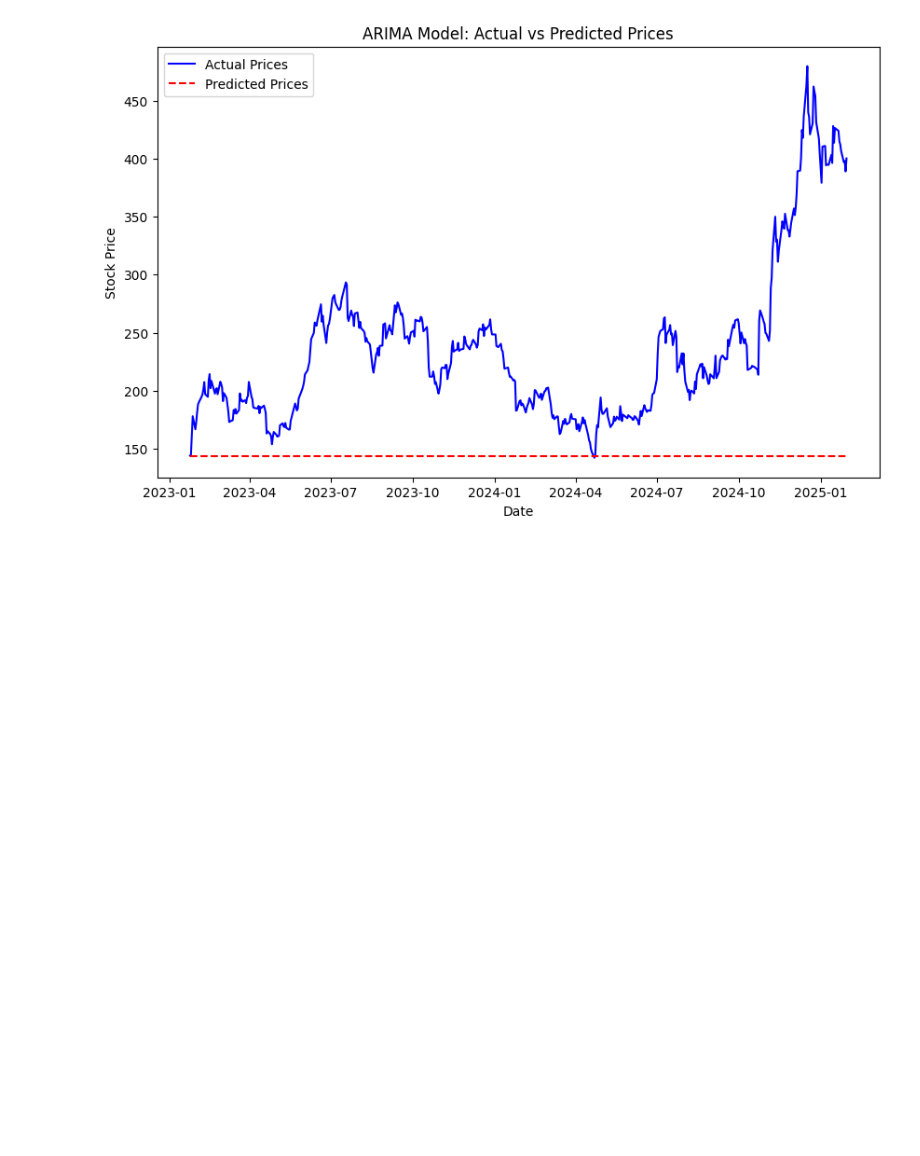
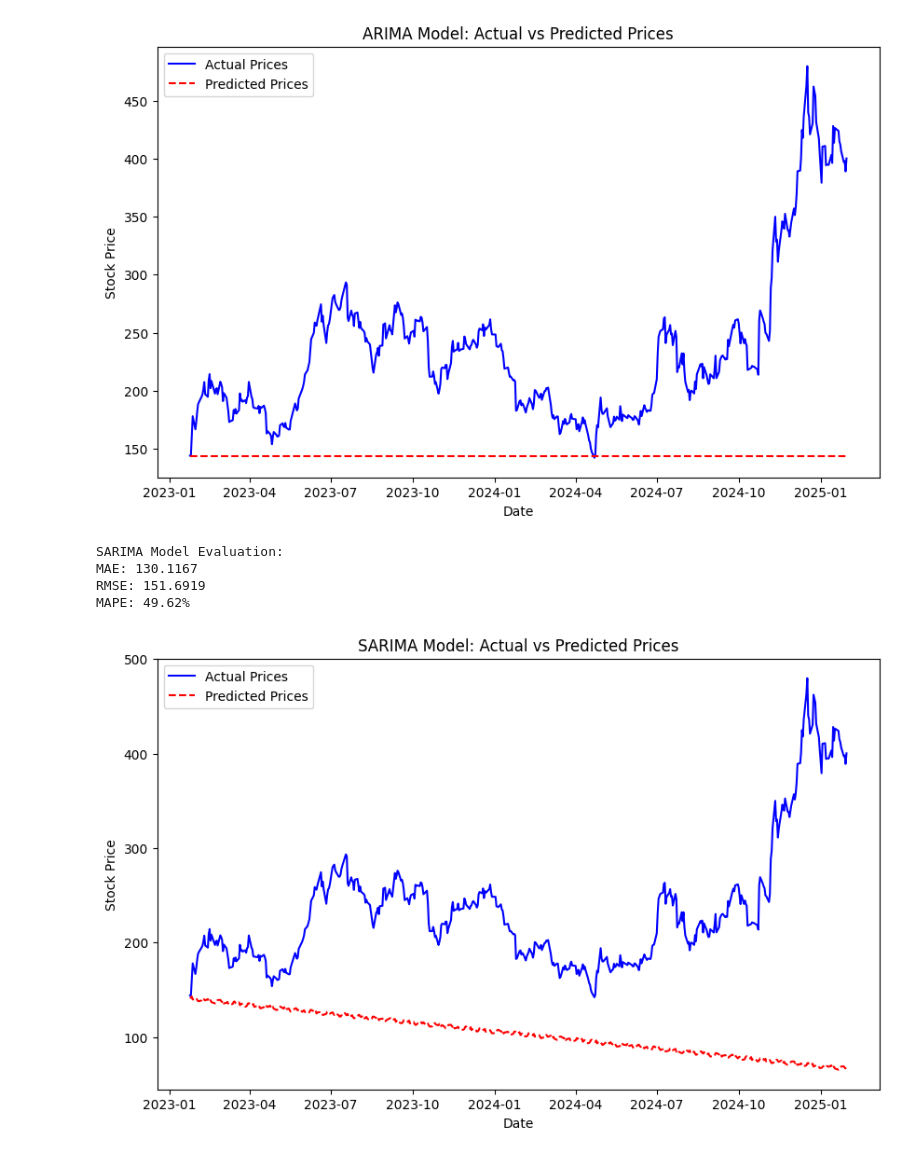
Before and after one commit to Nahom-ketsela/kaim-week-11, a Jupyter notebook: notebook/Time_Series_Forcasting.ipynb, the cells around one changed output. Drawn from its saved outputs; the diff is of its cells as text; code cells hidden in the pictures; blank space fills up the shorter version.

Commit message:
training and evaluating model done for sarima.

```diff
--- a/notebook/Time_Series_Forcasting.ipynb
+++ b/notebook/Time_Series_Forcasting.ipynb
@@ -80,3 +80,15 @@ MAE: 89.9096
 RMSE: 111.0784
 MAPE: 34.61%
 [figure]
+# %%
+# Train SARIMA model
+sarima_forecast, conf_sarima, sarima_model = tsfm.train_sarima_model(train, test)
+# %%
+# Evaluate SARIMA model
+tsfm.evaluate_model(test, sarima_forecast, 'SARIMA')
+# %% [output]
+SARIMA Model Evaluation:
+MAE: 130.1167
+RMSE: 151.6919
+MAPE: 49.62%
+[figure, added]
```
Also changed, not shown: parts of 1 cell of this notebook, 1 other file.
